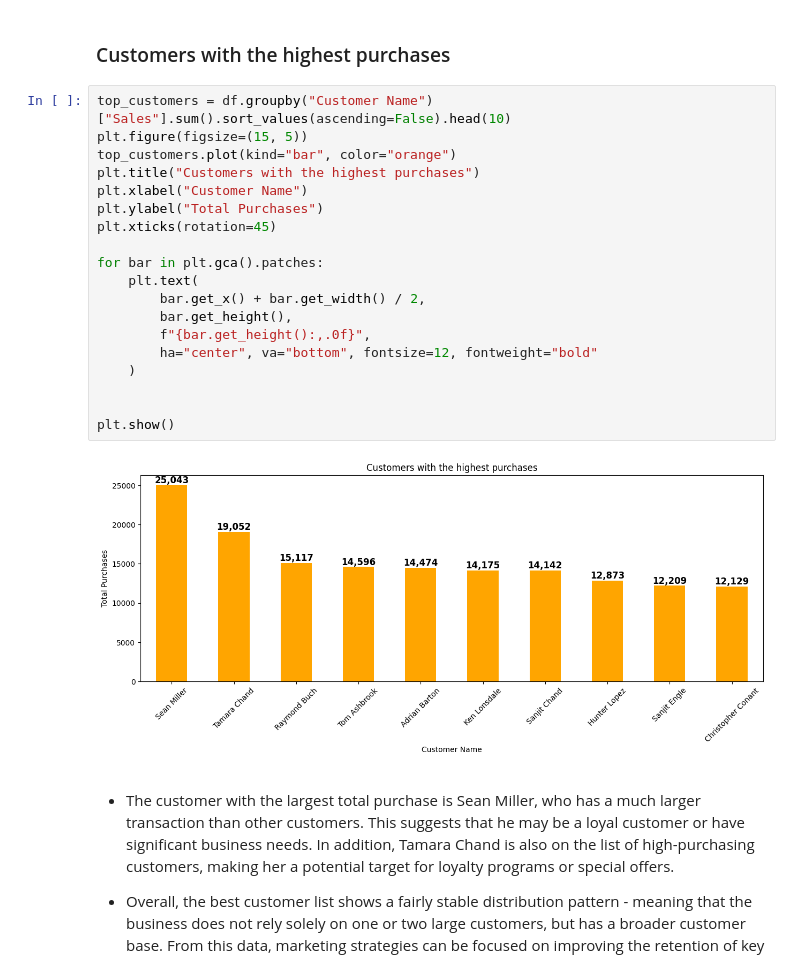
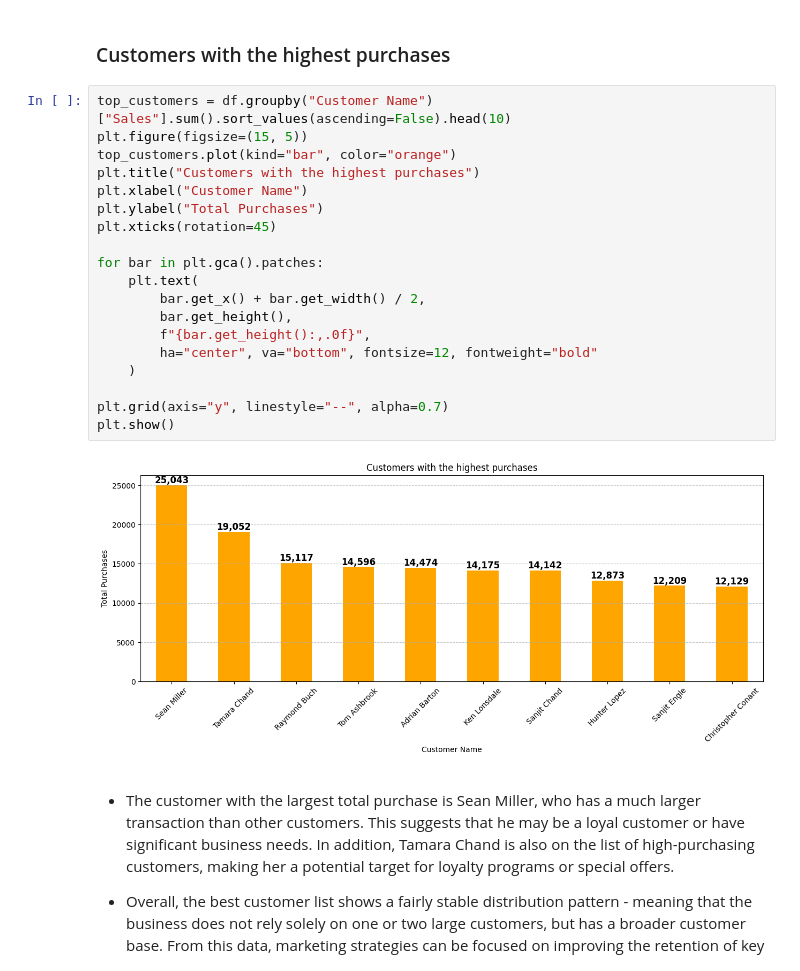
Before and after one commit to ibnurisk11/data-analyst-test, a Jupyter notebook: test_3_4.ipynb, the cells around one changed output. Drawn from its saved outputs; the diff is of its cells as text.

```diff
--- a/test_3_4.ipynb
+++ b/test_3_4.ipynb
@@ -158,24 +175,24 @@ plt.show()
 # %%
 top_customers = df.groupby("Customer Name")["Sales"].sum().sort_values(ascending=False).head(10)
 plt.figure(figsize=(15, 5))
 top_customers.plot(kind="bar", color="orange")
 plt.title("Customers with the highest purchases")
 plt.xlabel("Customer Name")
 plt.ylabel("Total Purchases")
 plt.xticks(rotation=45)
 
 for bar in plt.gca().patches:
     plt.text(
         bar.get_x() + bar.get_width() / 2,
         bar.get_height(),
         f"{bar.get_height():,.0f}",
         ha="center", va="bottom", fontsize=12, fontweight="bold"
     )
 
-
+plt.grid(axis="y", linestyle="--", alpha=0.7)
 plt.show()
 # %% [output]
-[figure, old version]
+[figure, new version]
 # %% [markdown]
  - The customer with the largest total purchase is Sean Miller, who has a much larger transaction than other customers. This suggests that he may be a loyal customer or have significant business needs. In addition, Tamara Chand is also on the list of high-purchasing customers, making her a potential target for loyalty programs or special offers.
 
```
Also changed, not shown: parts of 3 cells of this notebook, 1 other file.
